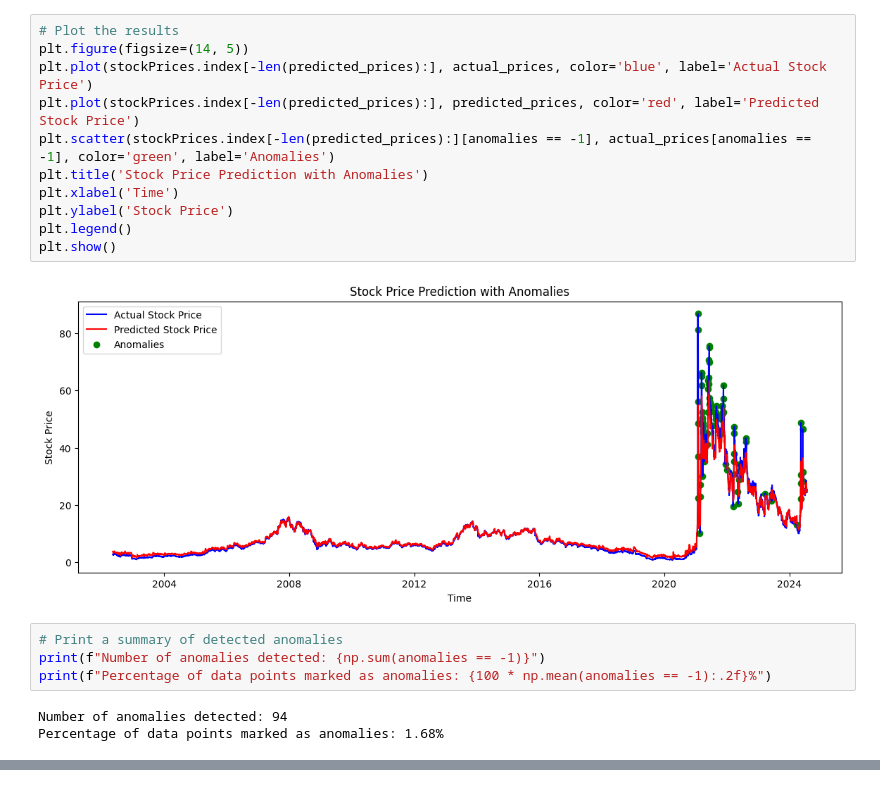
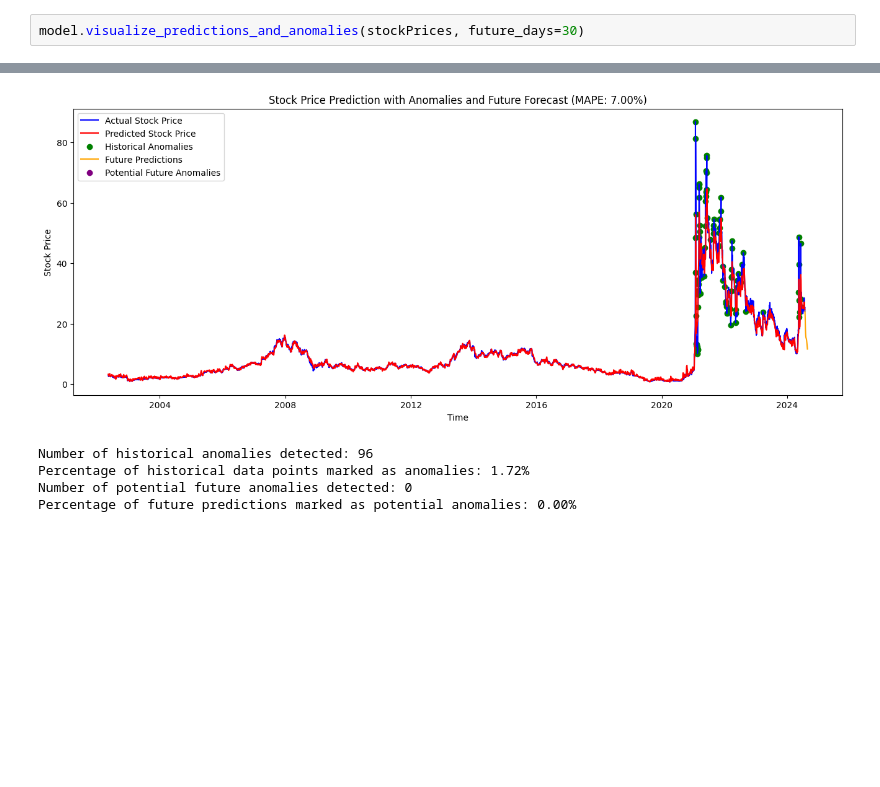
Before and after one commit to loricsonchia/StockSage, a Jupyter notebook: yahooScrapping/predictionManipulationv3.ipynb, the cells around one changed output, grey strips where cells are left out. Saved outputs shown, nothing was run; the diff lists cells and outputs as text; blank space fills up the shorter version.

Commit message:
combined model finalized

```diff
--- a/yahooScrapping/predictionManipulationv3.ipynb
+++ b/yahooScrapping/predictionManipulationv3.ipynb
@@ -133,20 +225,3 @@ actual_prices, predicted_prices, anomalies = model.detect_anomalies(stockPrices)
-# %%
-# Plot the results
-plt.figure(figsize=(14, 5))
-plt.plot(stockPrices.index[-len(predicted_prices):], actual_prices, color='blue', label='Actual Stock Price')
-plt.plot(stockPrices.index[-len(predicted_prices):], predicted_prices, color='red', label='Predicted Stock Price')
-plt.scatter(stockPrices.index[-len(predicted_prices):][anomalies == -1], actual_prices[anomalies == -1], color='green', label='Anomalies')
-plt.title('Stock Price Prediction with Anomalies')
-plt.xlabel('Time')
-plt.ylabel('Stock Price')
-plt.legend()
-plt.show()
-# %% [output]
-[figure, removed]
-# %%
-# Print a summary of detected anomalies
-print(f"Number of anomalies detected: {np.sum(anomalies == -1)}")
-print(f"Percentage of data points marked as anomalies: {100 * np.mean(anomalies == -1):.2f}%")
-# %% [output]
-Number of anomalies detected: 94
-Percentage of data points marked as anomalies: 1.68%
+# %%
+model.visualize_predictions_and_anomalies(stockPrices, future_days=30)
+# %% [output]
@@ -152,0 +247,5 @@ Percentage of data points marked as anomalies: 1.68%
+[figure, added]
+Number of historical anomalies detected: 96
+Percentage of historical data points marked as anomalies: 1.72%
+Number of potential future anomalies detected: 0
+Percentage of future predictions marked as potential anomalies: 0.00%
```
Also changed, not shown: parts of 8 cells of this notebook, 13 other files.
